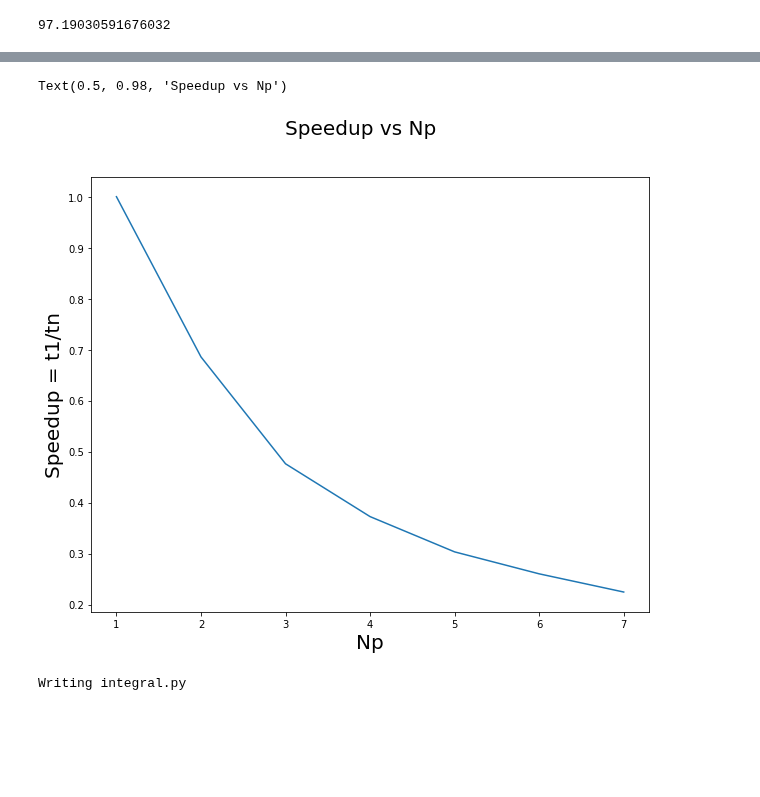
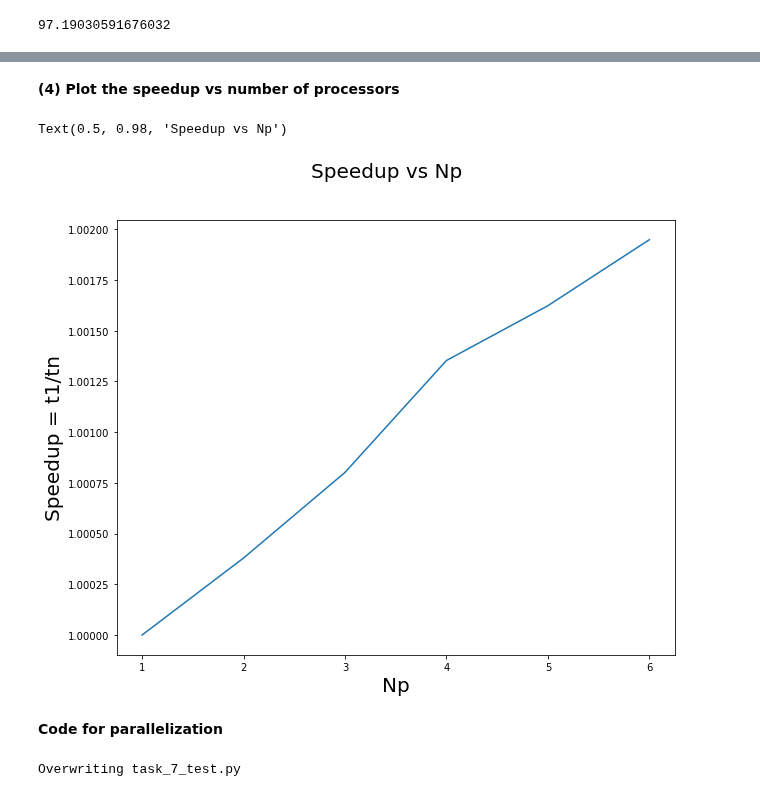
Before and after one commit to AnnyshkaF/High-Performance-Lab, a Jupyter notebook: task_7.ipynb, the cells around one changed output, grey strips where cells are left out. Cells and saved outputs as stored; diff of their text form; code cells hidden in the pictures; blank space fills up the shorter version.

```diff
--- a/task_7.ipynb
+++ b/task_7.ipynb
@@ -73,9 +43,0 @@ plt.legend()
-# %%
-times = []
-for i in range(1, 8):
-    time_parallel = %timeit -o -q ! mpirun --allow-run-as-root -n {i} python integral.py -parallel 1
-    #time_seq = %timeit -o -q !python integral.py #-parallel 0
-    av_parallel = sum(time_parallel.all_runs)/len(time_parallel.all_runs)
-    #av_seq = sum(time_seq.all_runs)/len(time_seq.all_runs)
-    times.append(av_parallel)
-    print(f"i: {i}, parallel: {av_parallel}")#print(f"i: {i}, parallel: {av_parallel}, seq: {av_seq}")
@@ -89,0 +46,6 @@ i: 7, parallel: 6.418287874199995
+# %%
+time_arr = []
+for i in range(1, 7):
+    print(f'{i} process(es)\n\t', end='')
+    t = %timeit -o -r 3 !mpirun -n {i} --allow-run-as-root --mca btl ^vader python3 task_7_test.py
+    time_arr.append(t.best)
@@ -90,21 +65,19 @@ i: 7, parallel: 6.418287874199995
+# %% [markdown]
+**(4) Plot the speedup vs number of processors**
 # %%
-#speedup = [x / y for x,y in times]
-#plt.plot(speedup)
-
 import matplotlib
 import matplotlib.pyplot as plt
 import numpy as np
 
-t1 = times[0]
-def SpeedUp(tn):
-    return t1/tn
-Speedup = list(map(SpeedUp, times))
+speedup = time_arr[0] / np.array(time_arr)
+num_of_processes = range(1, 7)
+
 plt.figure(figsize=(10, 8))
-num_of_processes = np.linspace(1, len(times), len(times))
-plt.plot(num_of_processes, Speedup)
+plt.plot(num_of_processes, speedup)
+plt.xticks(num_of_processes)
 plt.xlabel('Np', fontsize = 20)
 plt.ylabel('Speedup = t1/tn', fontsize = 20)
 plt.suptitle('Speedup vs Np', fontsize = 20)
 # %% [output]
 Text(0.5, 0.98, 'Speedup vs Np')
-[figure, old version]
+[figure, new version]
@@ -113,44 +84,21 @@ Text(0.5, 0.98, 'Speedup vs Np')
+# %% [markdown]
+**Code for parallelization**
 # %%
-%%writefile integral.py
+%%writefile task_7_test.py
 
 import numpy as np
 import matplotlib.pyplot as plt
-from tqdm.auto import tqdm
 import argparse
 from mpi4py import MPI
 
-# Make sure folder for images exist
-import os
-try:
-    os.mkdir('imgs/')
-except FileExistsError as err:
-    pass
-
-
 def f(x):
-    """ Function to integrate
-    Args:
-        x: value to count
-    """
     return x**4
 
 def g(x):
-    """ Analytical expression of f(x)
-    Args:
-        x: func value
-    """
     return x**5/5
 
-# from functools import reduce
 
-def integrate(f, limits=(5, 7), num_steps=100000):
-    """Compute function integral by using trapezoid rule
-    Args:
-        f: function to integrate
-        g: analytical integral, for self check and error estimation
-        limits: (a, b)
-        steps: # of points to split the limit
-    """
+def integrate(f, limits=(-3, 3), num_steps=10000000):
     steps = np.linspace(limits[0], limits[1], num=num_steps, endpoint=True)
     step_size = (limits[1] - limits[0]) / num_steps
     func_values = [f(x) for x in steps]
@@ -163,9 +111,10 @@ def main(parallel=False):
         comm = MPI.COMM_WORLD
         rank = comm.Get_rank()
         size = comm.Get_size()
+        print('size ', size)
+        all_nodes = np.linspace(-3, 3, num=size + 1)
 
-        all_nodes = np.linspace(5, 7, num=size + 1)
-        S_d = integrate(f, limits=all_nodes[rank:rank+2], num_steps=100000 // size)
+        S_d = integrate(f, limits=all_nodes[rank:rank+2], num_steps=10000000)
         comm.Barrier()
 
         S_d = comm.gather(S_d, root=0)
@@ -174,7 +123,7 @@ def main(parallel=False):
 #             print(sum(S_d))
             return sum(S_d)
     else:
-        S_d = integrate(f, limits=(5, 7), num_steps=100000)
+        S_d = integrate(f, limits=(-3, 3), num_steps=100000000)
 #         print(S_d)
         return S_d
 
@@ -185,4 +134,4 @@ if __name__ == '__main__':
     args = parser.parse_args()
     main(args.parallel)
 # %% [output]
-Writing integral.py
+Overwriting task_7_test.py
```
Also changed, not shown: parts of 15 cells of this notebook.
